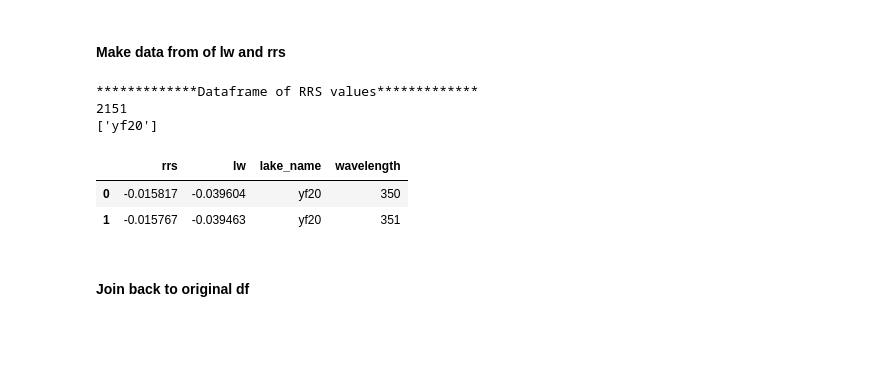
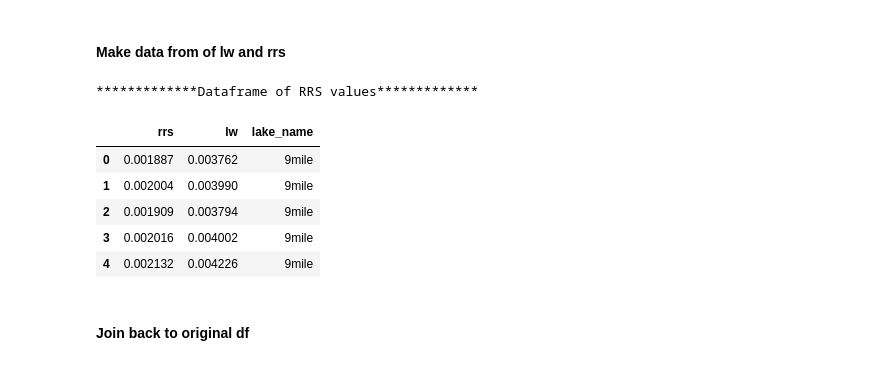
Before and after one commit to catherinekuhn/FreshwatersOpticsToolkit, a Jupyter notebook: ASD/ABOVE ASD Corrections.ipynb, the cells around one changed output. Cells and saved outputs as stored; diff of their text form; code cells hidden in the pictures; blank space fills up the shorter version.

Commit message:
Wrote the concatenating function

```diff
--- a/ASD/ABOVE ASD Corrections.ipynb
+++ b/ASD/ABOVE ASD Corrections.ipynb
@@ -246,28 +230,35 @@ rrs.head(10)
 # %%
 def appendNewData(df):
     calcs = {}
+    combined = pd.DataFrame()
+    lakes = ['9mile', 'boot', 'cbdock', 'cbr', 'greenpepper', 'scoter', 'yf17', 'yf20']
     for lake in lakes:
         df = done[done['lake_name']==lake]
-        calcs['rrs']=rrs[lake]
+        calcs['rrs']= rrs[lake]
         calcs['lw'] = lw[lake]
         calcs['lake_name'] = lake
-    return calcs
+        temp = pd.DataFrame.from_dict(calcs)
+        frames = [combined, temp]
+        combined = pd.concat(frames)
+    return combined
 
 allNewData = appendNewData(done)
 
-done2 = pd.DataFrame.from_dict(allNewData)
-done2['wavelength']= wavelengths
+# done2 = pd.DataFrame.from_dict(allNewData)
+# done2['wavelength']= wavelengths
 print('*************Dataframe of RRS values*************')
-print(len(done2))
-print(done2['lake_name'].unique())
-done2.head(2)
+#print(len(done2))
+#print(done2['lake_name'].unique())
+#done2.head(2)
+allNewData.head()
 # %% [output]
 *************Dataframe of RRS values*************
-2151
-['yf20']
-|  | rrs | lw | lake_name | wavelength |
-| 0 | -0.015817 | -0.039604 | yf20 | 350 |
-| 1 | -0.015767 | -0.039463 | yf20 | 351 |
+|  | rrs | lw | lake_name |
+| 0 | 0.001887 | 0.003762 | 9mile |
+| 1 | 0.002004 | 0.003990 | 9mile |
+| 2 | 0.001909 | 0.003794 | 9mile |
+| 3 | 0.002016 | 0.004002 | 9mile |
+| 4 | 0.002132 | 0.004226 | 9mile |
 # %% [markdown]
 #### Join back to original df
 # %%
```
Also changed, not shown: parts of 5 cells of this notebook, 2 other files.
